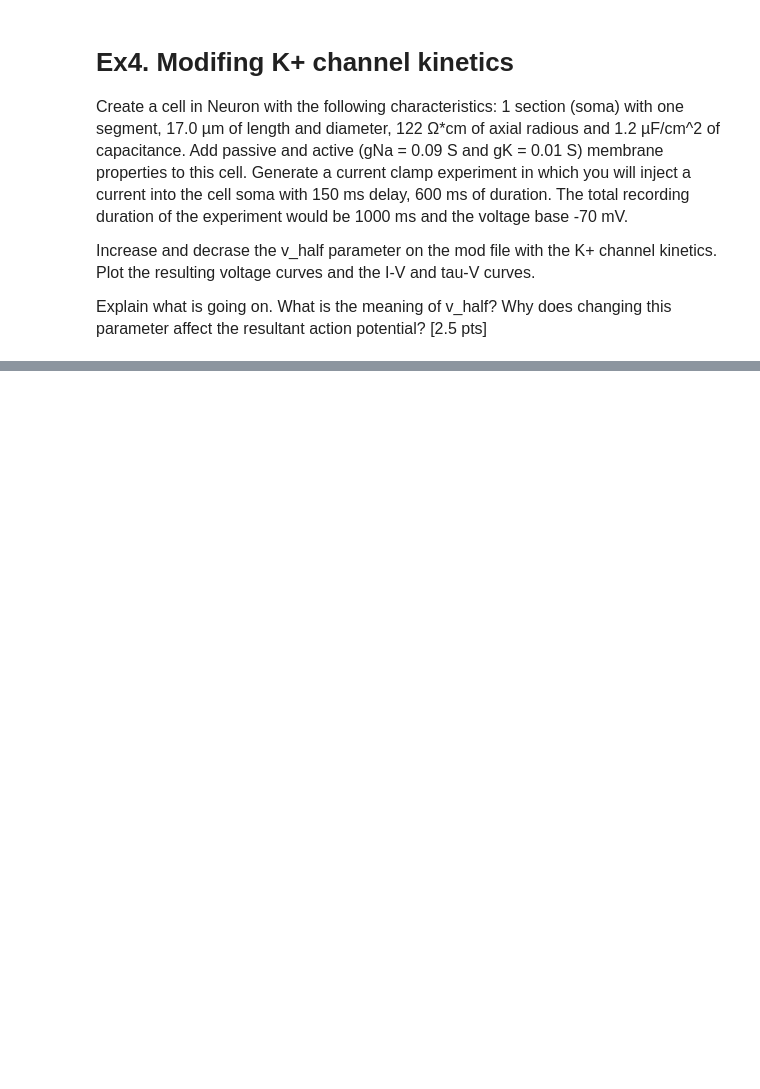
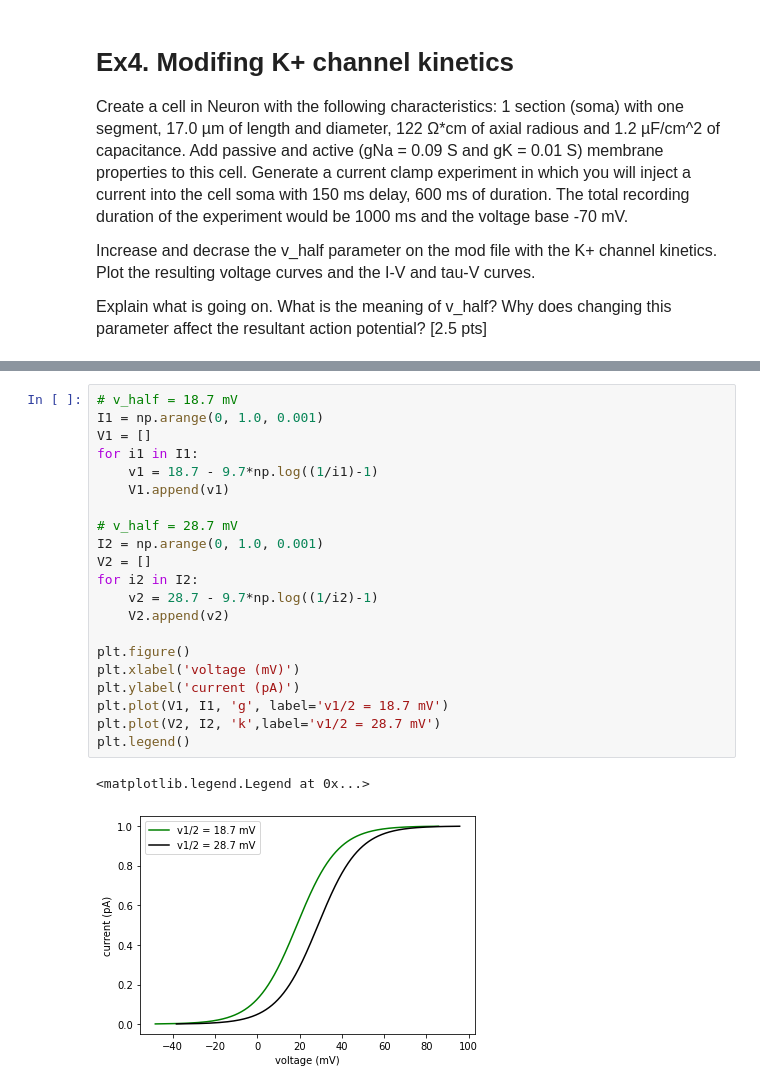
Before and after one commit to GasserElbanna/In-Silico-Neuroscience-Projects, a Jupyter notebook: Week 3/Week3_HomeWork.ipynb, the cells around one changed output, grey strips where cells are left out. Saved outputs shown, nothing was run; the diff lists cells and outputs as text; blank space fills up the shorter version.

```diff
--- a/Week 3/Week3_HomeWork.ipynb
+++ b/Week 3/Week3_HomeWork.ipynb
@@ -349,0 +390,24 @@ Finding the minimum amount of current that makes the neuron fire is interesting
+# %%
+# v_half = 18.7 mV
+I1 = np.arange(0, 1.0, 0.001)
+V1 = []
+for i1 in I1:
+    v1 = 18.7 - 9.7*np.log((1/i1)-1)
+    V1.append(v1)
+
+# v_half = 28.7 mV
+I2 = np.arange(0, 1.0, 0.001)
+V2 = []
+for i2 in I2:
+    v2 = 28.7 - 9.7*np.log((1/i2)-1)
+    V2.append(v2)
+
+plt.figure()
+plt.xlabel('voltage (mV)')
+plt.ylabel('current (pA)')
+plt.plot(V1, I1, 'g', label='v1/2 = 18.7 mV')
+plt.plot(V2, I2, 'k',label='v1/2 = 28.7 mV')
+plt.legend()
+# %% [output]
+<matplotlib.legend.Legend at 0x...>
+[figure, added]
```
Also changed, not shown: parts of 10 cells of this notebook.
